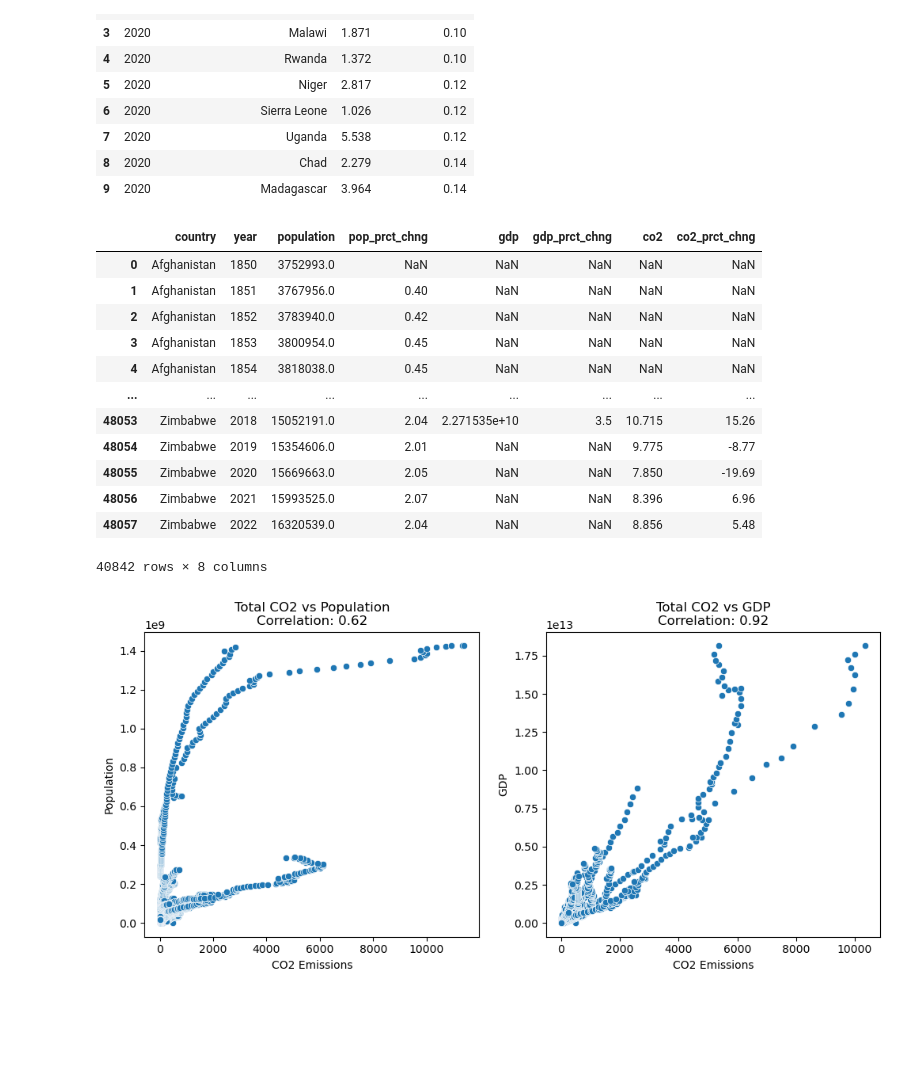
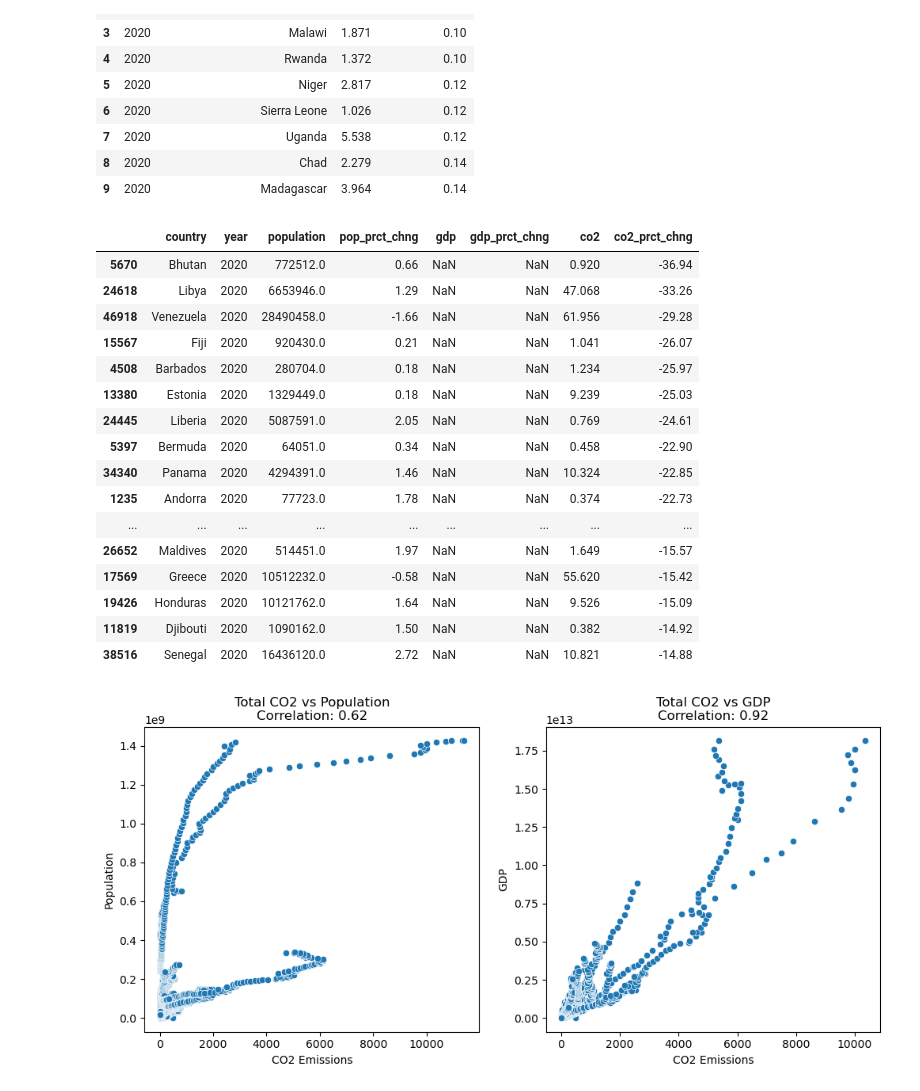
Before and after one commit to Kanustu/world_co2, a Jupyter notebook: world_co2_exp.ipynb, the cells around one changed output. Cells and saved outputs as stored; diff of their text form; code cells hidden in the pictures; blank space fills up the shorter version.

```diff
--- a/world_co2_exp.ipynb
+++ b/world_co2_exp.ipynb
@@ -173,21 +212,25 @@ functions.per_cap_by_year(per_cap_country, 'bottom', 10, 2020)
 # %%
 demo_prct_chng = functions.yearly_prct_chng(co2_countries.copy(), functions.column_creation, functions.prct_calculations)
 # %%
-demo_prct_chng
+demo_prct_chng[demo_prct_chng['year'] == 2020].nsmallest(30, 'co2_prct_chng')
 # %% [output]
 |  | country | year | population | pop_prct_chng | gdp | gdp_prct_chng | co2 | co2_prct_chng |
-| 0 | Afghanistan | 1850 | 3752993.0 | NaN | NaN | NaN | NaN | NaN |
-| 1 | Afghanistan | 1851 | 3767956.0 | 0.40 | NaN | NaN | NaN | NaN |
-| 2 | Afghanistan | 1852 | 3783940.0 | 0.42 | NaN | NaN | NaN | NaN |
-| 3 | Afghanistan | 1853 | 3800954.0 | 0.45 | NaN | NaN | NaN | NaN |
-| 4 | Afghanistan | 1854 | 3818038.0 | 0.45 | NaN | NaN | NaN | NaN |
+| 5670 | Bhutan | 2020 | 772512.0 | 0.66 | NaN | NaN | 0.920 | -36.94 |
+| 24618 | Libya | 2020 | 6653946.0 | 1.29 | NaN | NaN | 47.068 | -33.26 |
+| 46918 | Venezuela | 2020 | 28490458.0 | -1.66 | NaN | NaN | 61.956 | -29.28 |
+| 15567 | Fiji | 2020 | 920430.0 | 0.21 | NaN | NaN | 1.041 | -26.07 |
+| 4508 | Barbados | 2020 | 280704.0 | 0.18 | NaN | NaN | 1.234 | -25.97 |
+| 13380 | Estonia | 2020 | 1329449.0 | 0.18 | NaN | NaN | 9.239 | -25.03 |
+| 24445 | Liberia | 2020 | 5087591.0 | 2.05 | NaN | NaN | 0.769 | -24.61 |
+| 5397 | Bermuda | 2020 | 64051.0 | 0.34 | NaN | NaN | 0.458 | -22.90 |
+| 34340 | Panama | 2020 | 4294391.0 | 1.46 | NaN | NaN | 10.324 | -22.85 |
+| 1235 | Andorra | 2020 | 77723.0 | 1.78 | NaN | NaN | 0.374 | -22.73 |
 | ... | ... | ... | ... | ... | ... | ... | ... | ... |
-| 48053 | Zimbabwe | 2018 | 15052191.0 | 2.04 | 2.271535e+10 | 3.5 | 10.715 | 15.26 |
-| 48054 | Zimbabwe | 2019 | 15354606.0 | 2.01 | NaN | NaN | 9.775 | -8.77 |
-| 48055 | Zimbabwe | 2020 | 15669663.0 | 2.05 | NaN | NaN | 7.850 | -19.69 |
-| 48056 | Zimbabwe | 2021 | 15993525.0 | 2.07 | NaN | NaN | 8.396 | 6.96 |
-| 48057 | Zimbabwe | 2022 | 16320539.0 | 2.04 | NaN | NaN | 8.856 | 5.48 |
+| 26652 | Maldives | 2020 | 514451.0 | 1.97 | NaN | NaN | 1.649 | -15.57 |
+| 17569 | Greece | 2020 | 10512232.0 | -0.58 | NaN | NaN | 55.620 | -15.42 |
+| 19426 | Honduras | 2020 | 10121762.0 | 1.64 | NaN | NaN | 9.526 | -15.09 |
+| 11819 | Djibouti | 2020 | 1090162.0 | 1.50 | NaN | NaN | 0.382 | -14.92 |
+| 38516 | Senegal | 2020 | 16436120.0 | 2.72 | NaN | NaN | 10.821 | -14.88 |
-40842 rows × 8 columns
 # %%
 functions.dual_scatter('Total', co2_countries)
 # %% [output]
```
Also changed, not shown: parts of 7 cells of this notebook, 1 other file.
